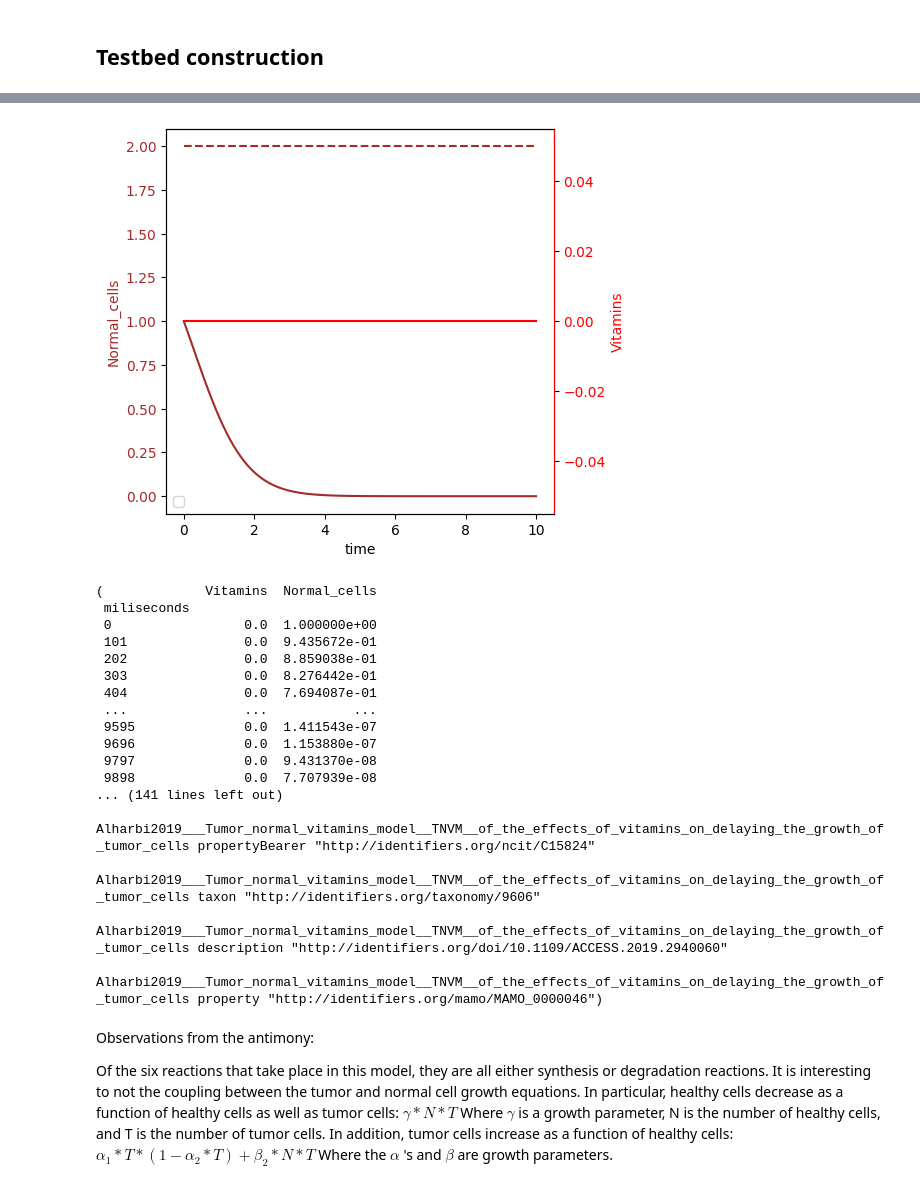
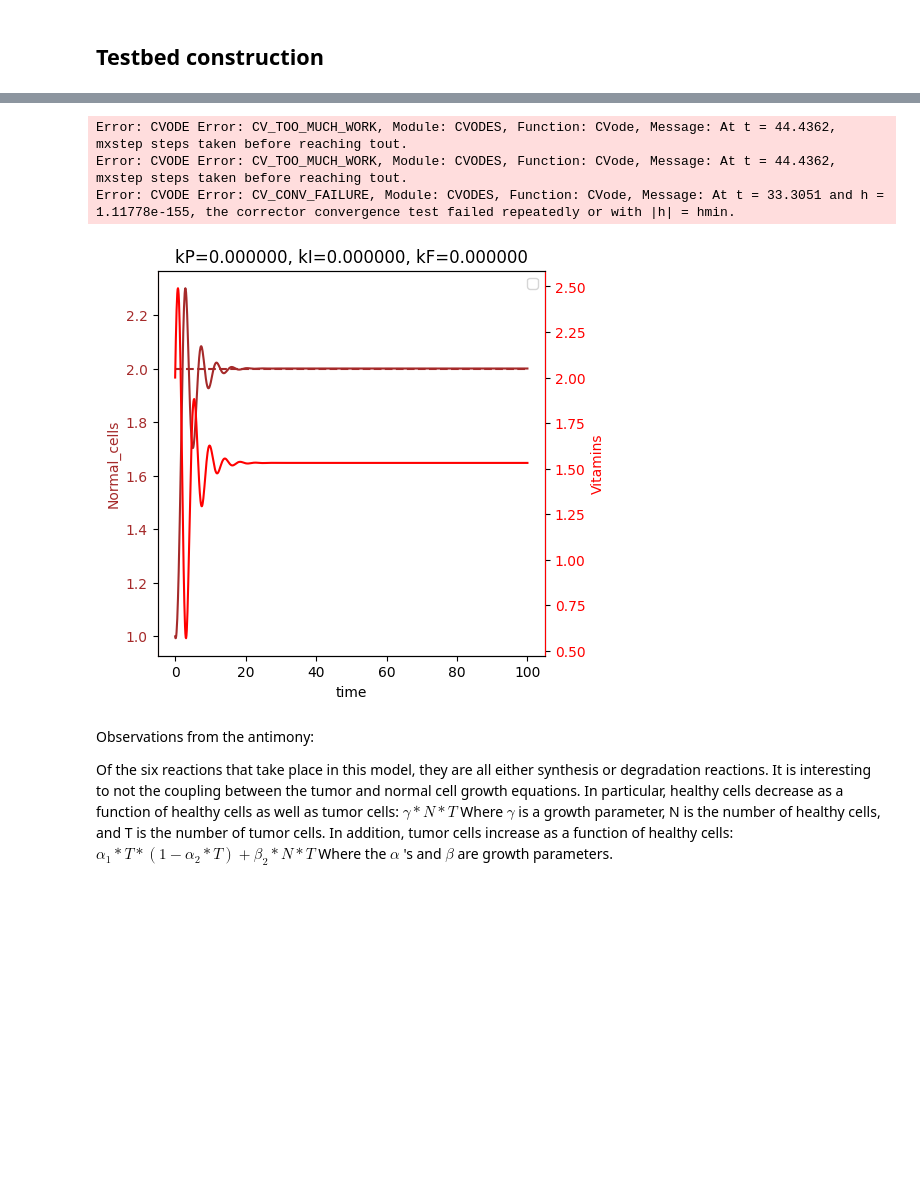
Before and after one commit to ModelEngineering/controlSBML, a Jupyter notebook: examples/cancer-vitamins.ipynb, the cells around one changed output, grey strips where cells are left out. Drawn from its saved outputs; the diff is of its cells as text; code cells hidden in the pictures; blank space fills up the shorter version.

```diff
--- a/examples/cancer-vitamins.ipynb
+++ b/examples/cancer-vitamins.ipynb
@@ -221,21 +229,8 @@ Here we can see the system should converge relatively slowly, but there are imag
 # %%
-ctlsb.plotDesign(setpoint=2, kP=10, figsize=FIGSIZE, times=np.linspace(0, 10, 100))
+_ = ctlsb.plotDesign(setpoint=2, kP_spec=True, kI_spec=True, figsize=FIGSIZE, times=np.linspace(0, 100, 1000), min_parameter_value=1,
+                max_parameter_value=100 )
 # %% [output]
+Error: CVODE Error: CV_TOO_MUCH_WORK, Module: CVODES, Function: CVode, Message: At t = 44.4362, mxstep steps taken before reaching tout.
+Error: CVODE Error: CV_TOO_MUCH_WORK, Module: CVODES, Function: CVode, Message: At t = 44.4362, mxstep steps taken before reaching tout.
+Error: CVODE Error: CV_CONV_FAILURE, Module: CVODES, Function: CVode, Message: At t = 33.3051 and h = 1.11778e-155, the corrector convergence test failed repeatedly or with |h| = hmin.
-[figure, old version]
+[figure, new version]
-(             Vitamins  Normal_cells
- miliseconds
- 0                 0.0  1.000000e+00
- 101               0.0  9.435672e-01
- 202               0.0  8.859038e-01
- 303               0.0  8.276442e-01
- 404               0.0  7.694087e-01
- ...               ...           ...
- 9595              0.0  1.411543e-07
- 9696              0.0  1.153880e-07
- 9797              0.0  9.431370e-08
- 9898              0.0  7.707939e-08
-... (141 lines left out)
- Alharbi2019___Tumor_normal_vitamins_model__TNVM__of_the_effects_of_vitamins_on_delaying_the_growth_of_tumor_cells propertyBearer "http://identifiers.org/ncit/C15824"
- Alharbi2019___Tumor_normal_vitamins_model__TNVM__of_the_effects_of_vitamins_on_delaying_the_growth_of_tumor_cells taxon "http://identifiers.org/taxonomy/9606"
- Alharbi2019___Tumor_normal_vitamins_model__TNVM__of_the_effects_of_vitamins_on_delaying_the_growth_of_tumor_cells description "http://identifiers.org/doi/10.1109/ACCESS.2019.2940060"
- Alharbi2019___Tumor_normal_vitamins_model__TNVM__of_the_effects_of_vitamins_on_delaying_the_growth_of_tumor_cells property "http://identifiers.org/mamo/MAMO_0000046")
```
Also changed, not shown: parts of 6 cells of this notebook, 10 other files.
